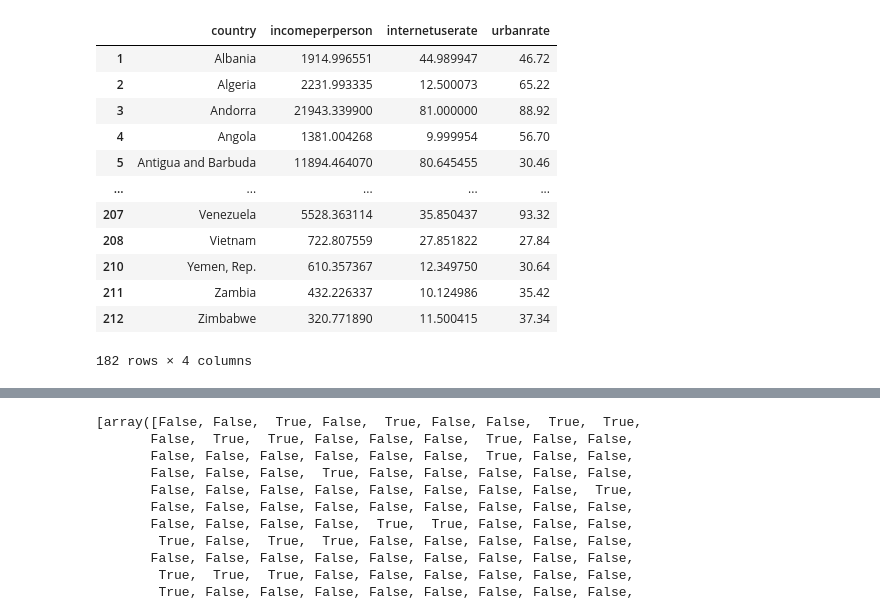
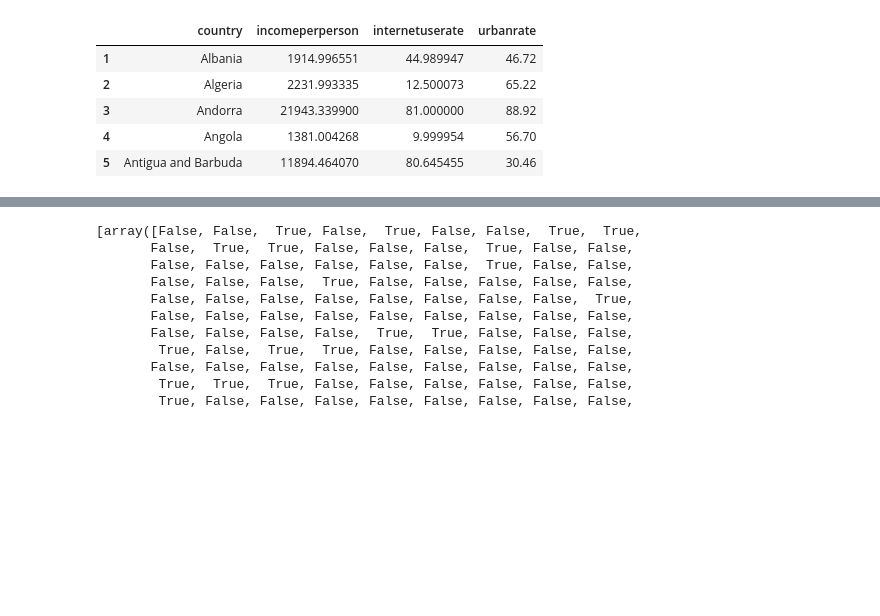
Before and after one commit to joshualxndrs/AssignmentForumWeek9, a Jupyter notebook: ClusteringWeek9.ipynb, the cells around one changed output, grey strips where cells are left out. Drawn from its saved outputs; the diff is of its cells as text; code cells hidden in the pictures; blank space fills up the shorter version.

```diff
--- a/ClusteringWeek9.ipynb
+++ b/ClusteringWeek9.ipynb
@@ -8,21 +8,14 @@ from kneed import KneeLocator
 # %%
 df = pd.read_csv('gapminder_internet.csv')
 df = df.dropna()
-df.head(214)
+df.head()
 # %% [output]
 |  | country | incomeperperson | internetuserate | urbanrate |
 | 1 | Albania | 1914.996551 | 44.989947 | 46.72 |
 | 2 | Algeria | 2231.993335 | 12.500073 | 65.22 |
 | 3 | Andorra | 21943.339900 | 81.000000 | 88.92 |
 | 4 | Angola | 1381.004268 | 9.999954 | 56.70 |
 | 5 | Antigua and Barbuda | 11894.464070 | 80.645455 | 30.46 |
-| ... | ... | ... | ... | ... |
-| 207 | Venezuela | 5528.363114 | 35.850437 | 93.32 |
-| 208 | Vietnam | 722.807559 | 27.851822 | 27.84 |
-| 210 | Yemen, Rep. | 610.357367 | 12.349750 | 30.64 |
-| 211 | Zambia | 432.226337 | 10.124986 | 35.42 |
-| 212 | Zimbabwe | 320.771890 | 11.500415 | 37.34 |
-182 rows × 4 columns
 # %%
 df = pd.read_csv('gapminder_internet.csv')
 df = df.dropna()
```
Also changed, not shown: parts of 2 cells of this notebook.
